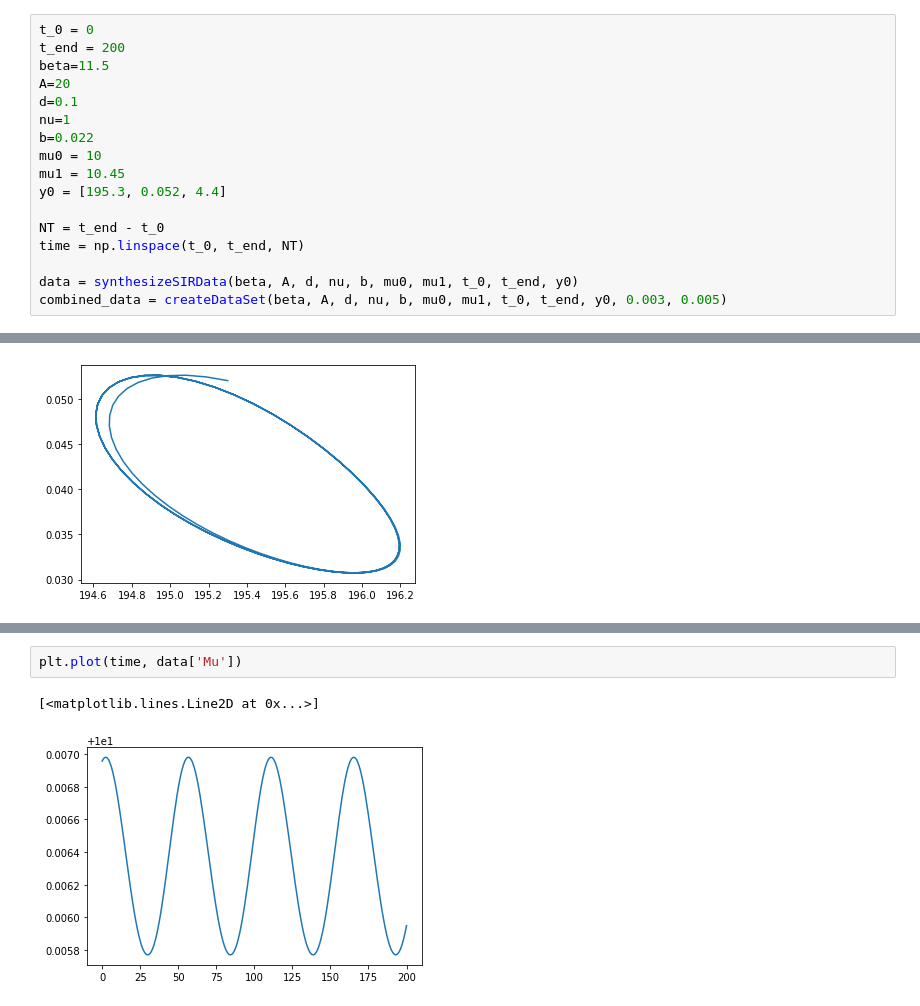
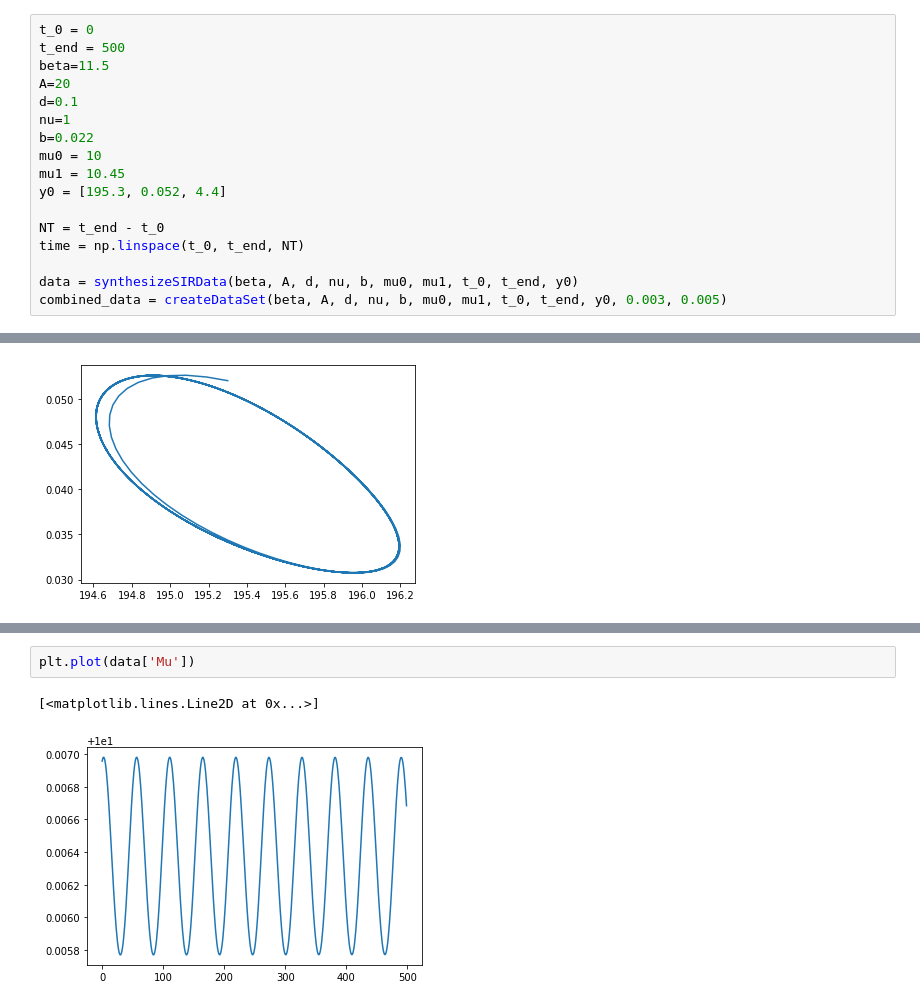
Before and after one commit to clarissanjani/MLCMS_Final-Project, a Jupyter notebook: sir_data.ipynb, the cells around one changed output, grey strips where cells are left out. Cells and saved outputs as stored; diff of their text form.

```diff
--- a/sir_data.ipynb
+++ b/sir_data.ipynb
@@ -10,7 +10,7 @@ The original data set contains several columns. For us only the 'Confirmed', 'Fa
 from src.data import *
 # %%
 t_0 = 0
-t_end = 200
+t_end = 500
 beta=11.5
 A=20
 d=0.1
@@ -44,6 +55,6 @@ plt.plot(data['Susceptible'], data['Infected']);
 # %%
-plt.plot(time, data['Mu'])
+plt.plot(data['Mu'])
 # %% [output]
 [<matplotlib.lines.Line2D at 0x...>]
-[figure, old version]
+[figure, new version]
 # %%
```
Also changed, not shown: parts of 7 cells of this notebook, 7 other files.
